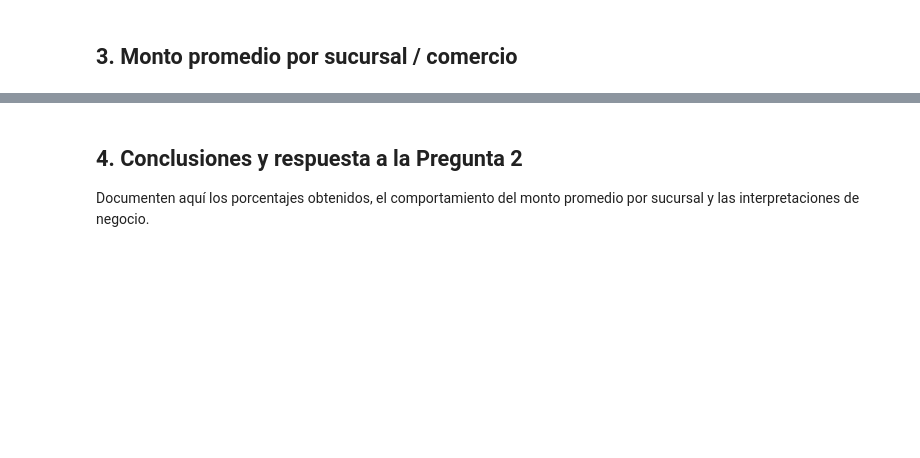
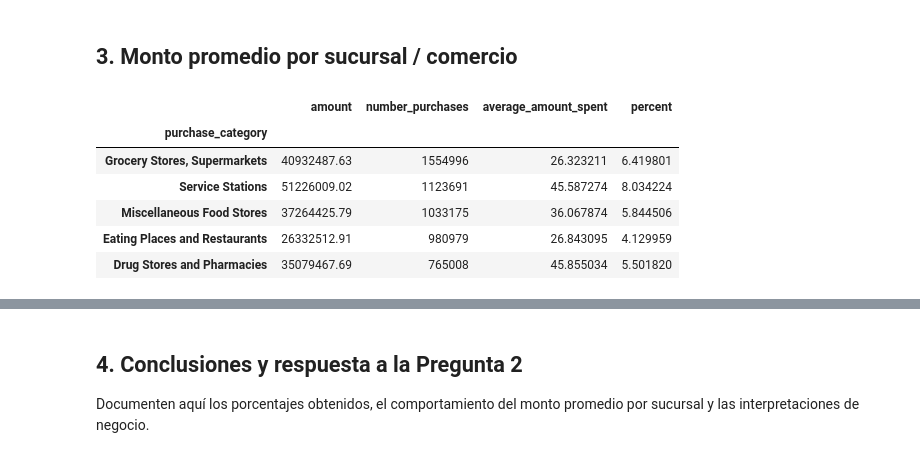
Before and after one commit to piper2yt/PAD, a Jupyter notebook: notebooks_preguntas/pregunta_2_fraude_y_sucursales/pregunta_2_fraude_y_sucursales.ipynb, the cells around one changed output, grey strips where cells are left out. Saved outputs shown, nothing was run; the diff lists cells and outputs as text; code cells hidden in the pictures; blank space fills up the shorter version.

```diff
--- a/notebooks_preguntas/pregunta_2_fraude_y_sucursales/pregunta_2_fraude_y_sucursales.ipynb
+++ b/notebooks_preguntas/pregunta_2_fraude_y_sucursales/pregunta_2_fraude_y_sucursales.ipynb
@@ -35,7 +66,38 @@ Por cada cambio que hagan en el código o módulo que añadan, escriban un comen
 # %%
 # Por cada cambio que hagan en el código o módulo que añadan, escriban un comentario
 # para entender qué es lo que hace su código / función, por qué decidieron implementar
 # esta solución, etc.
 #
 # Espacio para definir cómo agrupar las sucursales/comercios (`merchant_id`, ciudad,
 # estado), calcular el monto promedio (general y separado por fraude/legítima) y graficar.
+
+# Crear un subset de transcations_data para calcular monto promedio por comercio
+# Excluir transacciones fraudulentas y quedarse solo con las columnas necesarias
+subset = transcations_data[transcations_data["is_fraud"] == False]
+subset = subset[["amount", "purchase_category"]]
+
+# Eliminar compras menores a $1 para evitar que distorsionen los promedios
+subset = subset[subset["amount"] >= 1]
+
+# Crear columna auxiliar para contabilizar cada fila como 1 compra y sumar por categoría
+subset["number_purchases"] = 1
+df = subset.groupby(["purchase_category"]).sum()
+
+# Calcular el ticket promedio por categoría
+df["average_amount_spent"] = df["amount"] / df["number_purchases"]
+
+# Calcular qué porcentaje representa cada categoría sobre el gasto total
+total_amount = df["amount"].sum()
+df["percent"] = df["amount"].map(lambda x: x * 100 / total_amount)
+
+# Ordenar de mayor a menor según la cantidad de compras y mostrar el top 5
+df.sort_values(by="number_purchases", ascending=False, inplace=True)
+display(df.head())
+# %% [output]
+|  | amount | number_purchases | average_amount_spent | percent |
+| purchase_category |  |  |  |  |
+| Grocery Stores, Supermarkets | 40932487.63 | 1554996 | 26.323211 | 6.419801 |
+| Service Stations | 51226009.02 | 1123691 | 45.587274 | 8.034224 |
+| Miscellaneous Food Stores | 37264425.79 | 1033175 | 36.067874 | 5.844506 |
+| Eating Places and Restaurants | 26332512.91 | 980979 | 26.843095 | 4.129959 |
+| Drug Stores and Pharmacies | 35079467.69 | 765008 | 45.855034 | 5.501820 |
```
Also changed, not shown: parts of 3 cells of this notebook, 2 other files.
